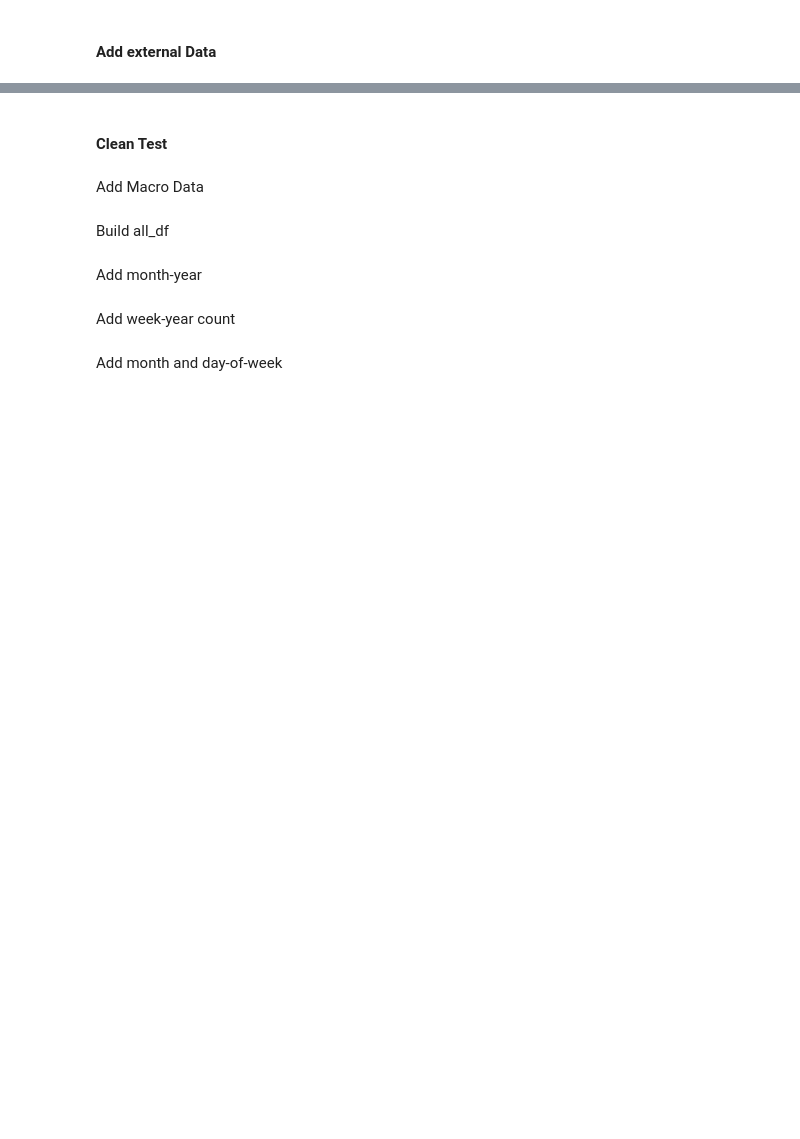
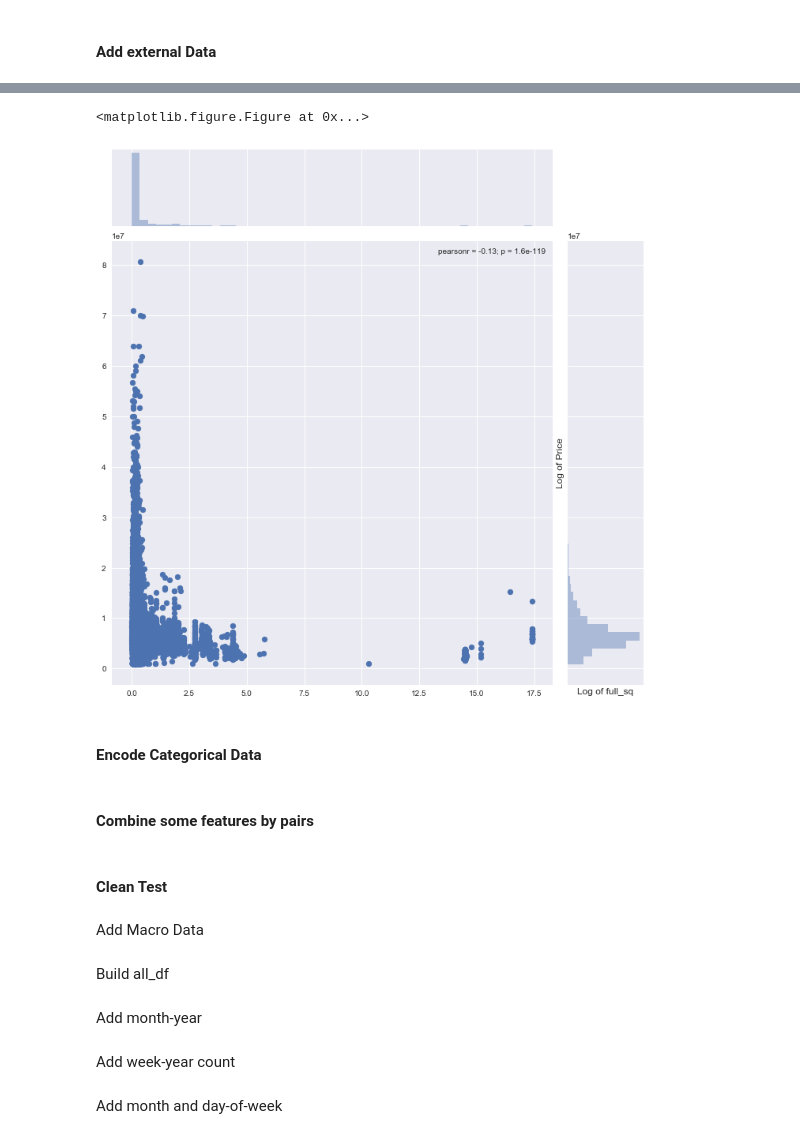
Before and after one commit to kirilldolmatov/SRHM, a Jupyter notebook: SRHM.ipynb, the cells around one changed output, grey strips where cells are left out. Saved outputs shown, nothing was run; the diff lists cells and outputs as text; code cells hidden in the pictures; blank space fills up the shorter version.

```diff
--- a/SRHM.ipynb
+++ b/SRHM.ipynb
@@ -261,0 +372,11 @@ test_df['ext_sub_area_rating'] = test_df['sub_area'].map(external_df.rating)
+# %%
+plt.figure(figsize=(12,12))
+sns.jointplot(x=train_df.public_transport_station_km.values, y=train_df.price_doc.values, size=10)
+plt.ylabel('Log of Price', fontsize=12)
+plt.xlabel('Log of full_sq', fontsize=12)
+plt.show()
+# %% [output]
+<matplotlib.figure.Figure at 0x...>
+[figure, added]
+# %% [markdown]
+#### Encode Categorical Data
@@ -261,0 +390,2 @@ test_df['ext_sub_area_rating'] = test_df['sub_area'].map(external_df.rating)
+# %% [markdown]
+#### Combine some features by pairs
```
Also changed, not shown: parts of 16 cells of this notebook.
